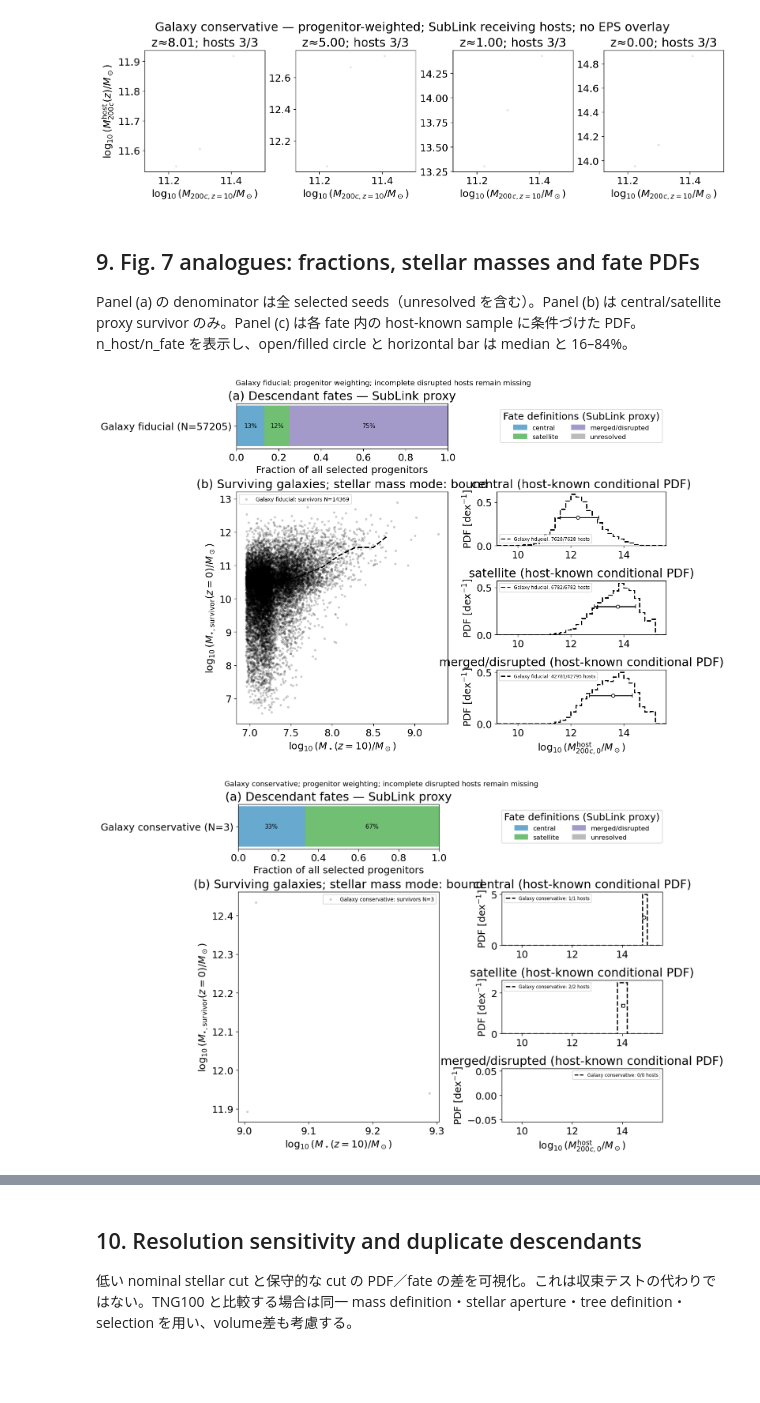
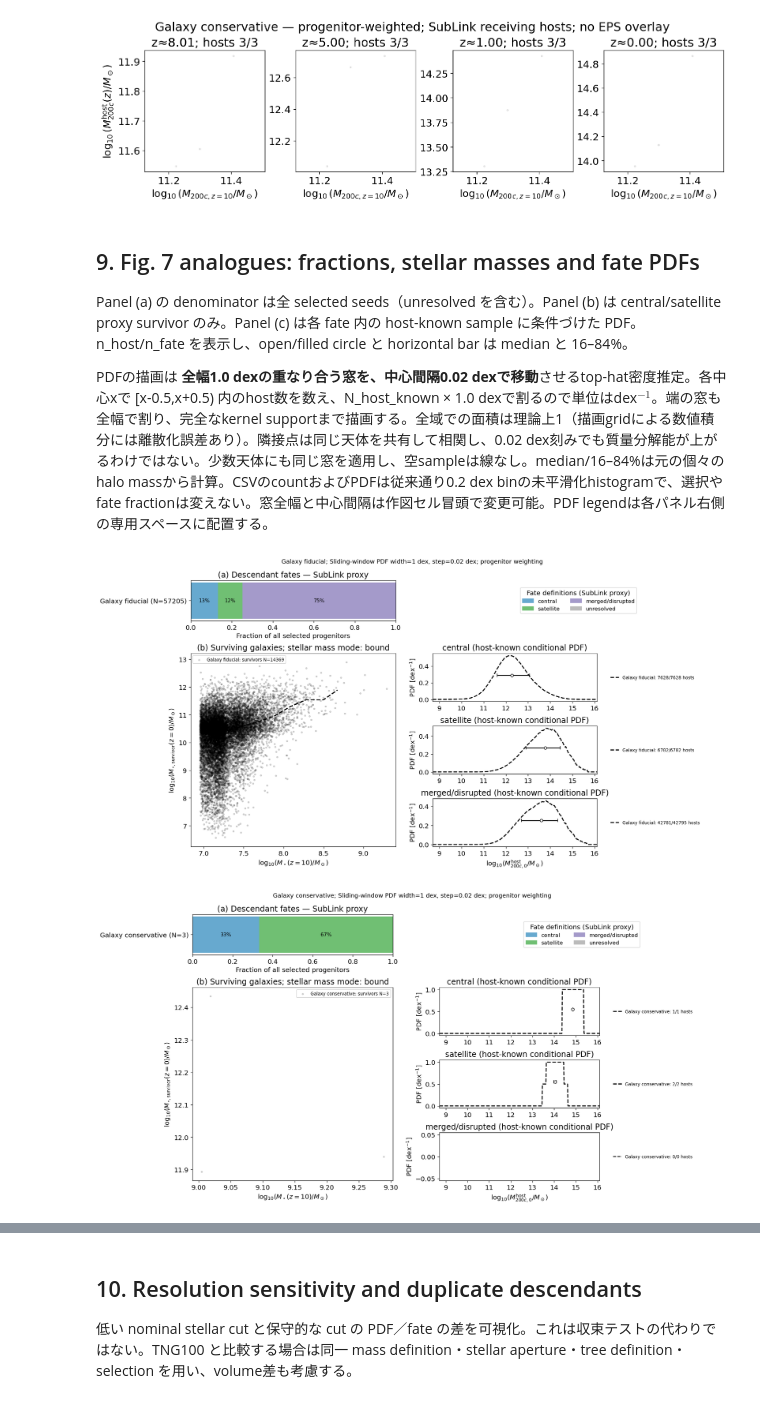
Before and after one commit to nakashima-K873/tng-work, a Jupyter notebook: protohalo/notebooks/tng300_z10_descendants_colibre_comparison.ipynb, the cells around one changed output, grey strips where cells are left out. Drawn from its saved outputs; the diff is of its cells as text; code cells hidden in the pictures; blank space fills up the shorter version.

```diff
--- a/protohalo/notebooks/tng300_z10_descendants_colibre_comparison.ipynb
+++ b/protohalo/notebooks/tng300_z10_descendants_colibre_comparison.ipynb
@@ -764,18 +789,24 @@ pd.concat(relation_tables,ignore_index=True).to_csv(out_dir / 'fig8_binned_relat
 # %% [markdown]
 ## 9. Fig. 7 analogues: fractions, stellar masses and fate PDFs
 Panel (a) の denominator は全 selected seeds（unresolved を含む）。Panel (b) は central/satellite proxy survivor のみ。Panel (c) は各 fate 内の host-known sample に条件づけた PDF。n_host/n_fate を表示し、open/filled circle と horizontal bar は median と 16–84%。
+
+PDFの描画は **全幅1.0 dexの重なり合う窓を、中心間隔0.02 dexで移動**させるtop-hat密度推定。各中心xで [x-0.5,x+0.5) 内のhost数を数え、N_host_known × 1.0 dexで割るので単位はdex$^{-1}$。端の窓も全幅で割り、完全なkernel supportまで描画する。全域での面積は理論上1（描画gridによる数値積分には離散化誤差あり）。隣接点は同じ天体を共有して相関し、0.02 dex刻みでも質量分解能が上がるわけではない。少数天体にも同じ窓を適用し、空sampleは線なし。median/16–84%は元の個々のhalo massから計算。CSVのcountおよびPDFは従来通り0.2 dex binの未平滑化histogramで、選択やfate fractionは変えない。窓全幅と中心間隔は作図セル冒頭で変更可能。PDF legendは各パネル右側の専用スペースに配置する。
 # %%
+FIG7_PDF_WINDOW_WIDTH_DEX = 1.0  # full width; raw histogram CSV unchanged
+FIG7_PDF_CENTER_STEP_DEX = 0.02
 fate_order = ['central','satellite','merged/disrupted','unresolved']
 fate_colors = ['#67a9cf','#70bf73','#a49aca','#bbbbbb']
 fate_rows, pdf_rows, stellar_relations = [], [], []
 def plot_fig7(parent, bright, label, name):
-    fig = plt.figure(figsize=(12,8))
-    gs = fig.add_gridspec(4,2,width_ratios=[1.25,1],height_ratios=[1,1.2,1.2,1.2])
+    fig = plt.figure(figsize=(16,8), constrained_layout=True)
+    gs = fig.add_gridspec(4,3,width_ratios=[1.25,1,.72],height_ratios=[1,1.2,1.2,1.2])
     axf = fig.add_subplot(gs[0,0])
-    axlegend = fig.add_subplot(gs[0,1])
+    axlegend = fig.add_subplot(gs[0,1:])
     axlegend.axis('off')
     axs = fig.add_subplot(gs[1:,0])
     axpdf = [fig.add_subplot(gs[j+1,1]) for j in range(3)]
+    pdf_legends = [fig.add_subplot(gs[j+1,2]) for j in range(3)]
+    for legend_ax in pdf_legends: legend_ax.axis('off')
     selected = [(label,parent,'black','--',False)]
     if bright is not None:
         selected.append(('UV-bright',bright,'#f29b16','-',True))
@@ -807,42 +838,51 @@ def plot_fig7(parent, bright, label, name):
             tab['N_fate'],tab['N_host_known'] = len(g),len(values)
             pdf_rows.append(tab)
             if len(values):
-                draw_pdf(ax, tab['PDF_dex^-1'],pdf_edges,color=color,ls=ls,lw=1.8,
-                          label=f'{lab}: {len(values)}/{len(g)} hosts')
+                curve = sliding_mass_pdf(values, pdf_edges, FIG7_PDF_WINDOW_WIDTH_DEX,
+                                         FIG7_PDF_CENTER_STEP_DEX)
+                line_label = f'{lab}: {len(values)}/{len(g)} hosts'
+                if curve is None:
+                    draw_pdf(ax, tab['PDF_dex^-1'],pdf_edges,color=color,ls=ls,lw=1.8,label=line_label)
+                    peak = np.nanmax(tab['PDF_dex^-1'])
+                else:
+                    x, density = curve
+                    ax.plot(x,density,color=color,ls=ls,lw=1.8,label=line_label)
+                    peak = density.max()
                 p16,med,p84 = quantiles(values)
-                peak = np.nanmax(tab['PDF_dex^-1'])
                 y = peak * (.35 if filled else .55)
                 ax.errorbar(med,y,xerr=[[med-p16],[p84-med]],fmt='o',color=color,
                             mfc=color if filled else 'white',capsize=3,ms=5)
             else:
                 ax.plot([],[],color=color,ls=ls,label=f'{lab}: 0/{len(g)} hosts')
     axf.set(yticks=range(len(selected)),yticklabels=[s[0]+f' (N={len(s[1])})' for s in selected],
             xlim=(0,1),xlabel='Fraction of all selected progenitors',title='(a) Descendant fates — SubLink proxy')
     axf.invert_yaxis()
     from matplotlib.patches import Patch
     axlegend.legend(handles=[Patch(color=c,label=f) for f,c in zip(fate_order,fate_colors)],
                     loc='center',ncol=2,fontsize=10,title='Fate definitions (SubLink proxy)')
     axs.set(xlabel=r'$\log_{10}(M_\star(z=10)/M_\odot)$',ylabel=r'$\log_{10}(M_{\star,\rm survivor}(z=0)/M_\odot)$',
             title=f'(b) Surviving galaxies; stellar mass mode: {STELLAR_MASS_MODE}')
     axs.legend(fontsize=8)
-    for ax,fate in zip(axpdf,fate_order[:3]):
-        ax.set(title=fate+' (host-known conditional PDF)',ylabel=r'PDF [dex$^{-1}$]',xlim=(pdf_edges[0],pdf_edges[-1]))
-        ax.legend(fontsize=7)
+    for ax,legend_ax,fate in zip(axpdf,pdf_legends,fate_order[:3]):
+        ax.set(title=fate+' (host-known conditional PDF)',ylabel=r'PDF [dex$^{-1}$]',xlim=(pdf_edges[0]-FIG7_PDF_WINDOW_WIDTH_DEX/2,
+                                                                                 pdf_edges[-1]+FIG7_PDF_WINDOW_WIDTH_DEX/2))
+        handles, labels = ax.get_legend_handles_labels()
+        legend_ax.legend(handles,labels,loc='center left',fontsize=8,frameon=False)
     axpdf[-1].set_xlabel(r'$\log_{10}(M_{200c,0}^{\rm host}/M_\odot)$')
-    fig.suptitle(label+'; progenitor weighting; incomplete disrupted hosts remain missing',fontsize=11)
+    fig.suptitle(label+f'; Sliding-window PDF width={FIG7_PDF_WINDOW_WIDTH_DEX:g} dex, step={FIG7_PDF_CENTER_STEP_DEX:g} dex; progenitor weighting',fontsize=11)
     savefig(fig,name)
 
 for flag,label,name in [('GalaxyFiducial','Galaxy fiducial','fig7_fiducial'),
                         ('GalaxyConservative','Galaxy conservative','fig7_conservative')]:
     parent = tracked.loc[tracked[flag]]
     bright = parent.loc[parent.UVBright] if uv_info['available'] else None
     plot_fig7(parent,bright,label,name)
     if uv_info['available'] and not parent.UVKnown.all():
         plot_fig7(parent.loc[parent.UVKnown],bright,label+' (UV-known parent)',name+'_uv_known_parent')
 pd.DataFrame(fate_rows).to_csv(out_dir / 'fig7_fate_fractions.csv',index=False)
 pd.concat(pdf_rows,ignore_index=True).to_csv(out_dir / 'fig7_host_mass_pdfs.csv',index=False)
 pd.concat(stellar_relations,ignore_index=True).to_csv(out_dir / 'fig7_stellar_relations.csv',index=False)
 display(pd.DataFrame(fate_rows))
 # %% [output]
-[figure, old version]
+[figure, new version]
-[figure, old version]
+[figure, new version]
```
Also changed, not shown: parts of 4 cells of this notebook, 11 other files.
